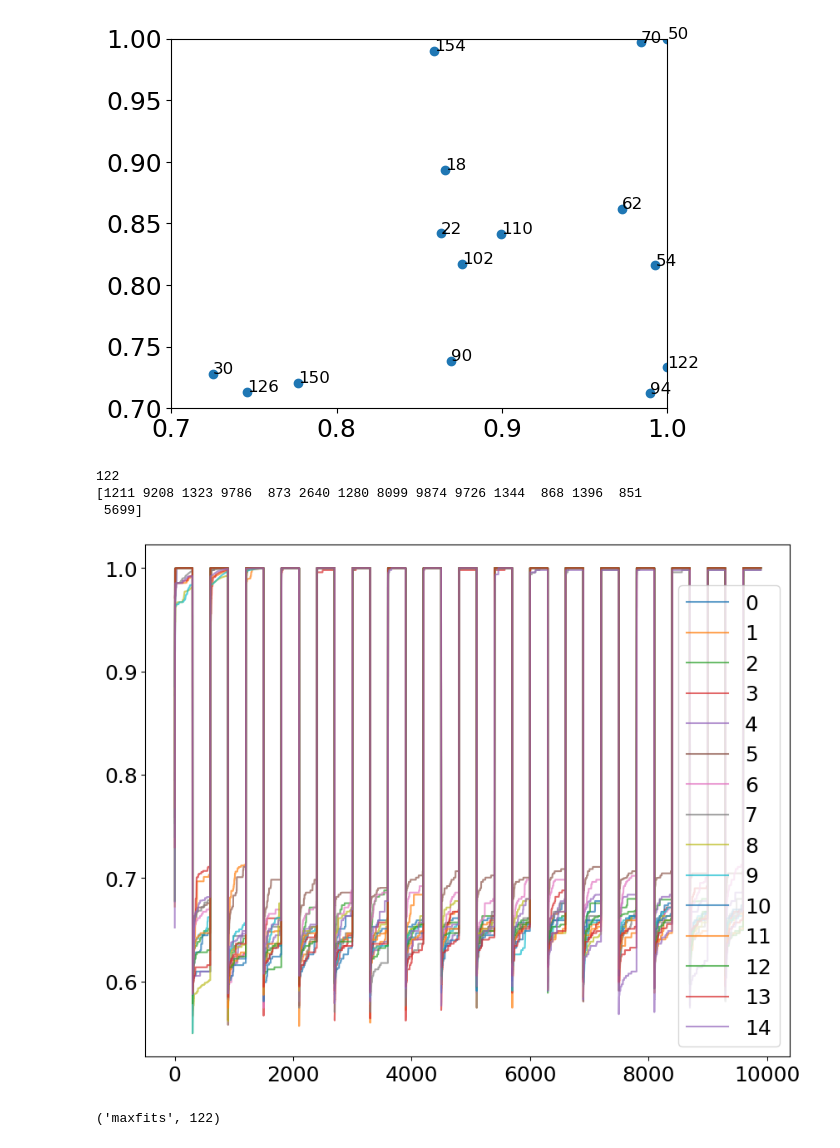
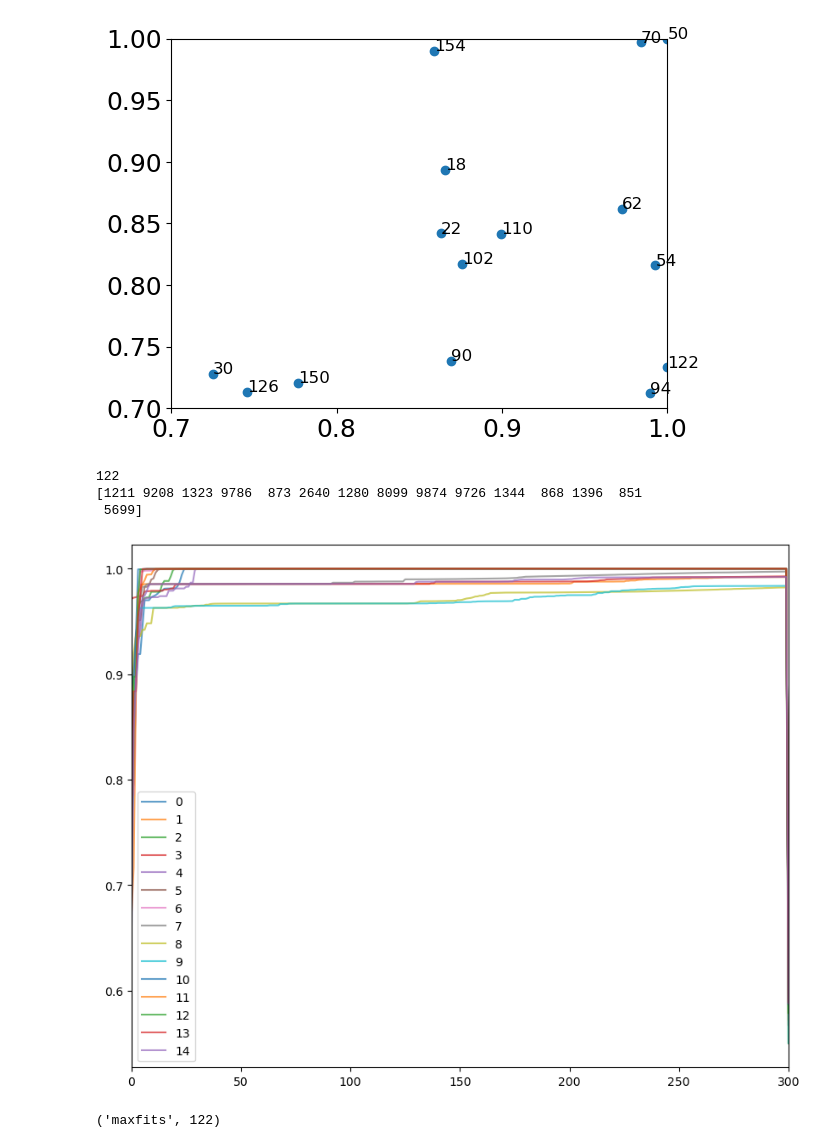
Before and after one commit to Cpetak/CA_GRN2, a Jupyter notebook: variable_maxave.ipynb, the cells around one changed output. Saved outputs shown, nothing was run; the diff lists cells and outputs as text; code cells hidden in the pictures.

```diff
--- a/variable_maxave.ipynb
+++ b/variable_maxave.ipynb
@@ -160,35 +160,35 @@ plt.ylim(0.7,1)
 # %%
 #102: no success env 2, 1 success env 1, 3 full success vari, another 4 close
 
 root="~/scratch/detailed_save/"
 temprules = [122]
 #metric = "spec_pheno_stds"
 #metric = "pheno_stds"
 metric = "maxfits"
 num_reps = 15
 season_len=300
 id_start = 0
 seed_ints = [69904,149796]
 #149796
 
 fig = plt.figure(figsize=(10,8))
 for rule in temprules:
     print(rule)
     vari_maxs=[np.loadtxt(os.path.expanduser(root+f"variable/stats_{season_len}_{rule}-{rule}_{69904}-{149796}_{i+1+id_start}_{metric}.txt")) for i in range(num_reps)]
     #vari_maxs=[np.loadtxt(os.path.expanduser(root+f"static/stats_{season_len}_{rule}_{149796}_{i+1+id_start}_{metric}.txt")) for i in range(num_reps)]
     vari_maxs=[v[:9899] for v in vari_maxs]
     print(np.argmax(vari_maxs, axis = 1))
     for i, v in enumerate(vari_maxs):
         plt.plot(v,label=i, alpha = 0.7)
         #plt.show()
     plt.legend()
-    #plt.xlim(0,100)
+    plt.xlim(0,300)
     plt.show()
 # %% [output]
 122
 [1211 9208 1323 9786  873 2640 1280 8099 9874 9726 1344  868 1396  851
  5699]
-[figure, old version]
+[figure, new version]
 # %%
 metric, rule
 # %% [output]
```
Also changed, not shown: 4 other files.
